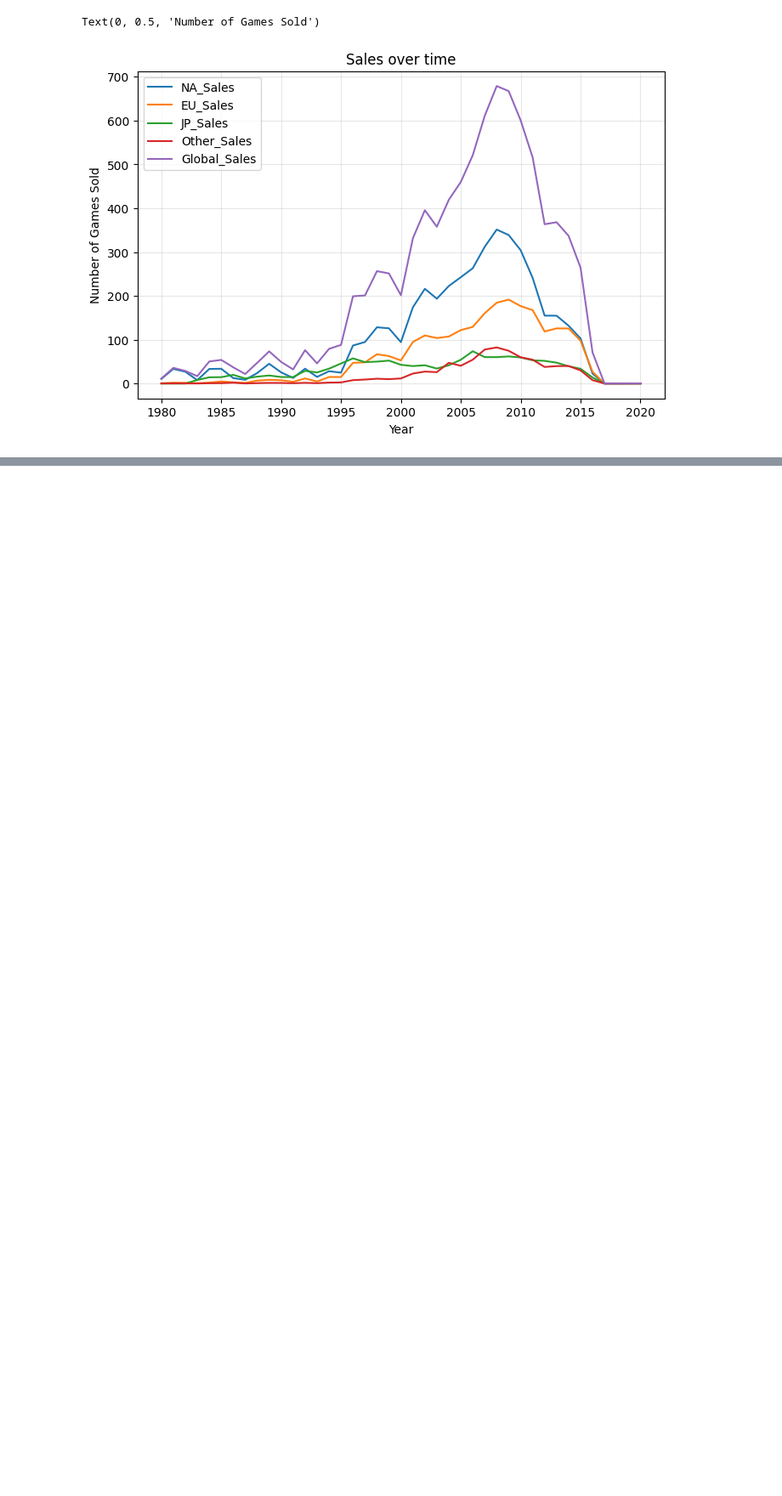
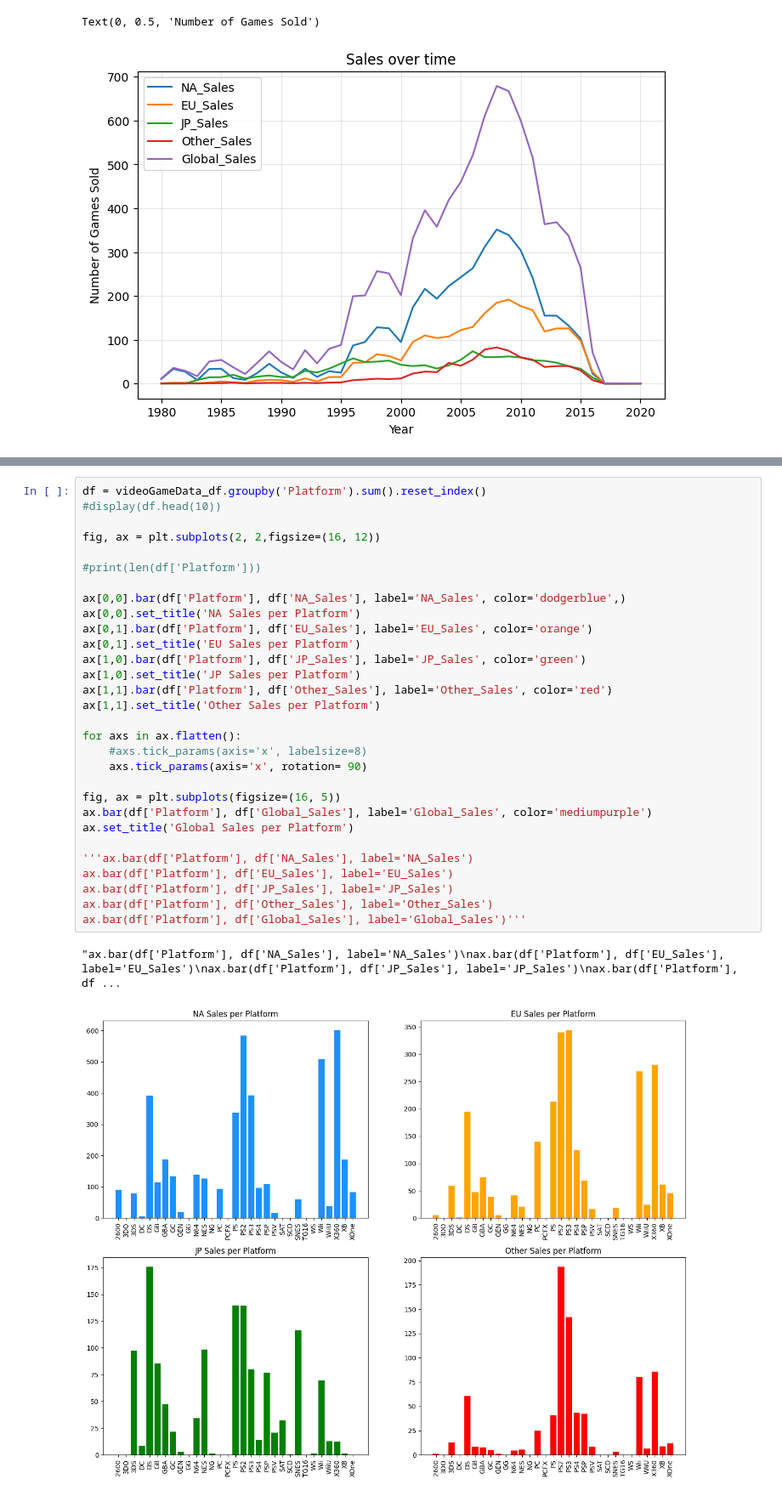
Before and after one commit to bdatye/VideoGameSalesTrends, a Jupyter notebook: VideoGamesSalesTrends.ipynb, the cells around one changed output, grey strips where cells are left out. Shown at 85% size. Drawn from its saved outputs; the diff is of its cells as text; blank space fills up the shorter version.

Commit message:
Working on sales per platform graphs

```diff
--- a/VideoGamesSalesTrends.ipynb
+++ b/VideoGamesSalesTrends.ipynb
@@ -180,0 +183,33 @@ Text(0, 0.5, 'Number of Games Sold')
+# %%
+df = videoGameData_df.groupby('Platform').sum().reset_index()
+#display(df.head(10))
+
+fig, ax = plt.subplots(2, 2,figsize=(16, 12))
+
+#print(len(df['Platform']))
+
+ax[0,0].bar(df['Platform'], df['NA_Sales'], label='NA_Sales', color='dodgerblue',)
+ax[0,0].set_title('NA Sales per Platform')
+ax[0,1].bar(df['Platform'], df['EU_Sales'], label='EU_Sales', color='orange')
+ax[0,1].set_title('EU Sales per Platform')
+ax[1,0].bar(df['Platform'], df['JP_Sales'], label='JP_Sales', color='green')
+ax[1,0].set_title('JP Sales per Platform')
+ax[1,1].bar(df['Platform'], df['Other_Sales'], label='Other_Sales', color='red')
+ax[1,1].set_title('Other Sales per Platform')
+
+for axs in ax.flatten():
+    #axs.tick_params(axis='x', labelsize=8)
+    axs.tick_params(axis='x', rotation= 90)
+
+fig, ax = plt.subplots(figsize=(16, 5))
+ax.bar(df['Platform'], df['Global_Sales'], label='Global_Sales', color='mediumpurple')
+ax.set_title('Global Sales per Platform')
+
+'''ax.bar(df['Platform'], df['NA_Sales'], label='NA_Sales')
+ax.bar(df['Platform'], df['EU_Sales'], label='EU_Sales')
+ax.bar(df['Platform'], df['JP_Sales'], label='JP_Sales')
+ax.bar(df['Platform'], df['Other_Sales'], label='Other_Sales')
+ax.bar(df['Platform'], df['Global_Sales'], label='Global_Sales')'''
+# %% [output]
+"ax.bar(df['Platform'], df['NA_Sales'], label='NA_Sales')\nax.bar(df['Platform'], df['EU_Sales'], label='EU_Sales')\nax.bar(df['Platform'], df['JP_Sales'], label='JP_Sales')\nax.bar(df['Platform'], df ...
+[figure, added]
```
Also changed, not shown: parts of 3 cells of this notebook.
